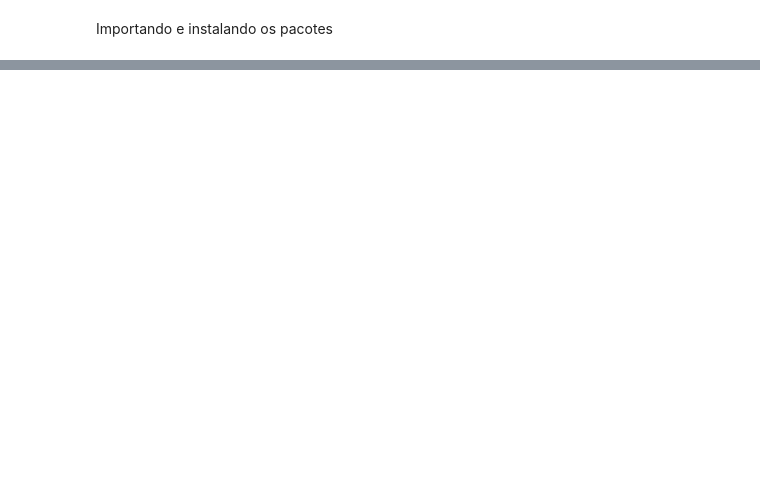
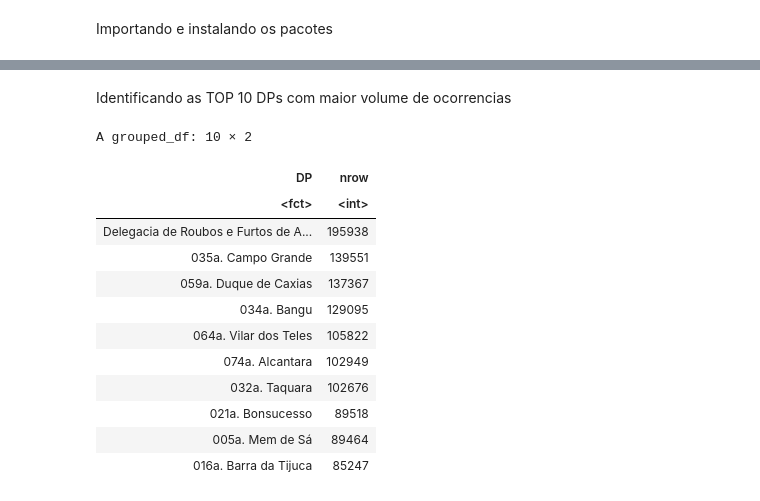
Before and after one commit to americofreitasjr/AnaliseSegurancaPublicaRJ, a Jupyter notebook: Step_3_ISP_estudo_da_serie_historica.ipynb, the cells around one changed output, grey strips where cells are left out. Cells and saved outputs as stored; diff of their text form; code cells hidden in the pictures; blank space fills up the shorter version.

```diff
--- a/Step_3_ISP_estudo_da_serie_historica.ipynb
+++ b/Step_3_ISP_estudo_da_serie_historica.ipynb
@@ -47,0 +42,24 @@ A grouped_df: 5650461 × 25
+# %% [markdown]
+Identificando as TOP 10 DPs com maior volume de ocorrencias
+# %%
+df <- df_isp %>%
+      group_by(DP) %>%
+      do(data.frame(nrow=nrow(.))) %>%
+      arrange(desc(nrow))
+df.top10.DP <- head(df,10)
+
+df.top10.DP$DP
+# %% [output]
+A grouped_df: 10 × 2
+| DP | nrow |
+| <fct> | <int> |
+| Delegacia de Roubos e Furtos de A... | 195938 |
+| 035a. Campo Grande | 139551 |
+| 059a. Duque de Caxias | 137367 |
+| 034a. Bangu | 129095 |
+| 064a. Vilar dos Teles | 105822 |
+| 074a. Alcantara | 102949 |
+| 032a. Taquara | 102676 |
+| 021a. Bonsucesso | 89518 |
+| 005a. Mem de Sá | 89464 |
+| 016a. Barra da Tijuca | 85247 |
```
Also changed, not shown: parts of 6 cells of this notebook.
